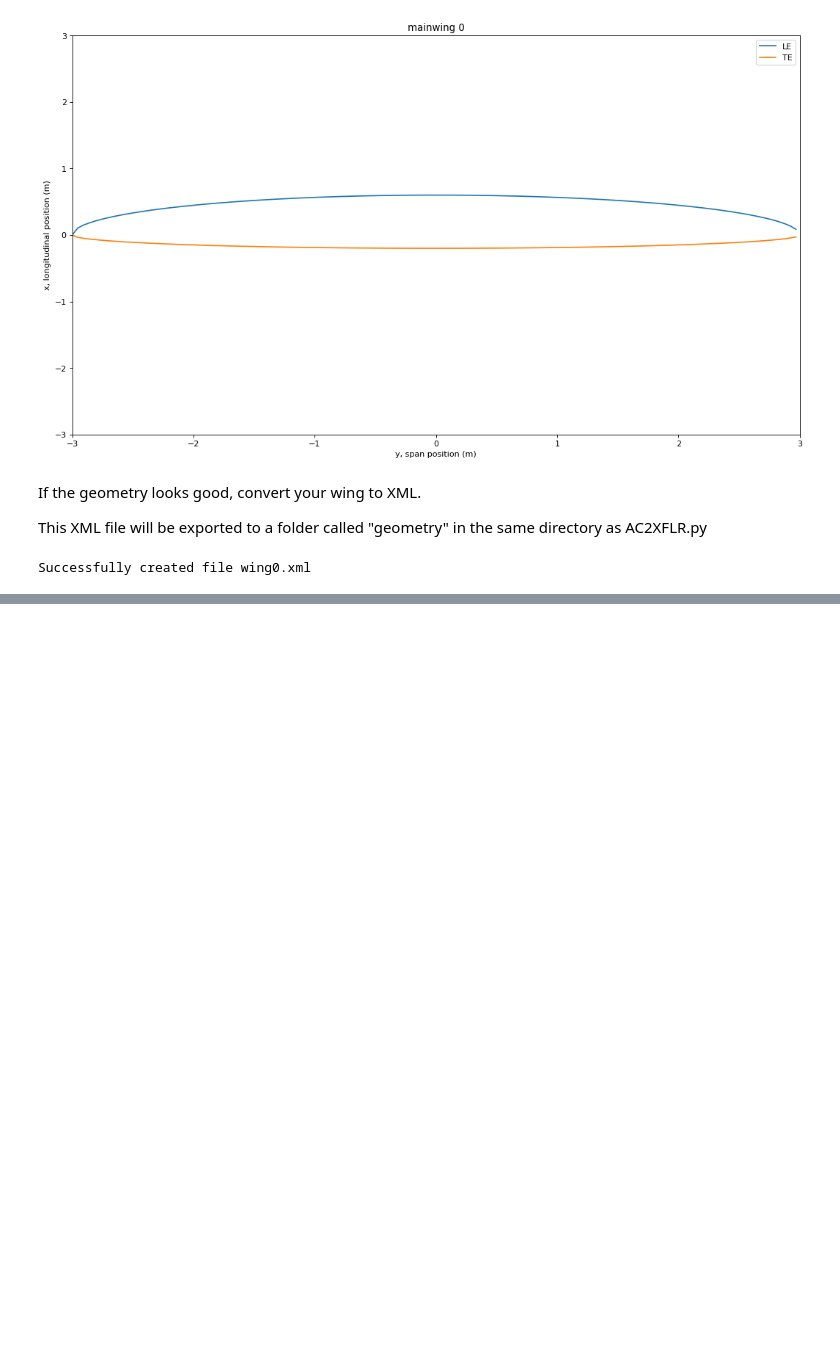
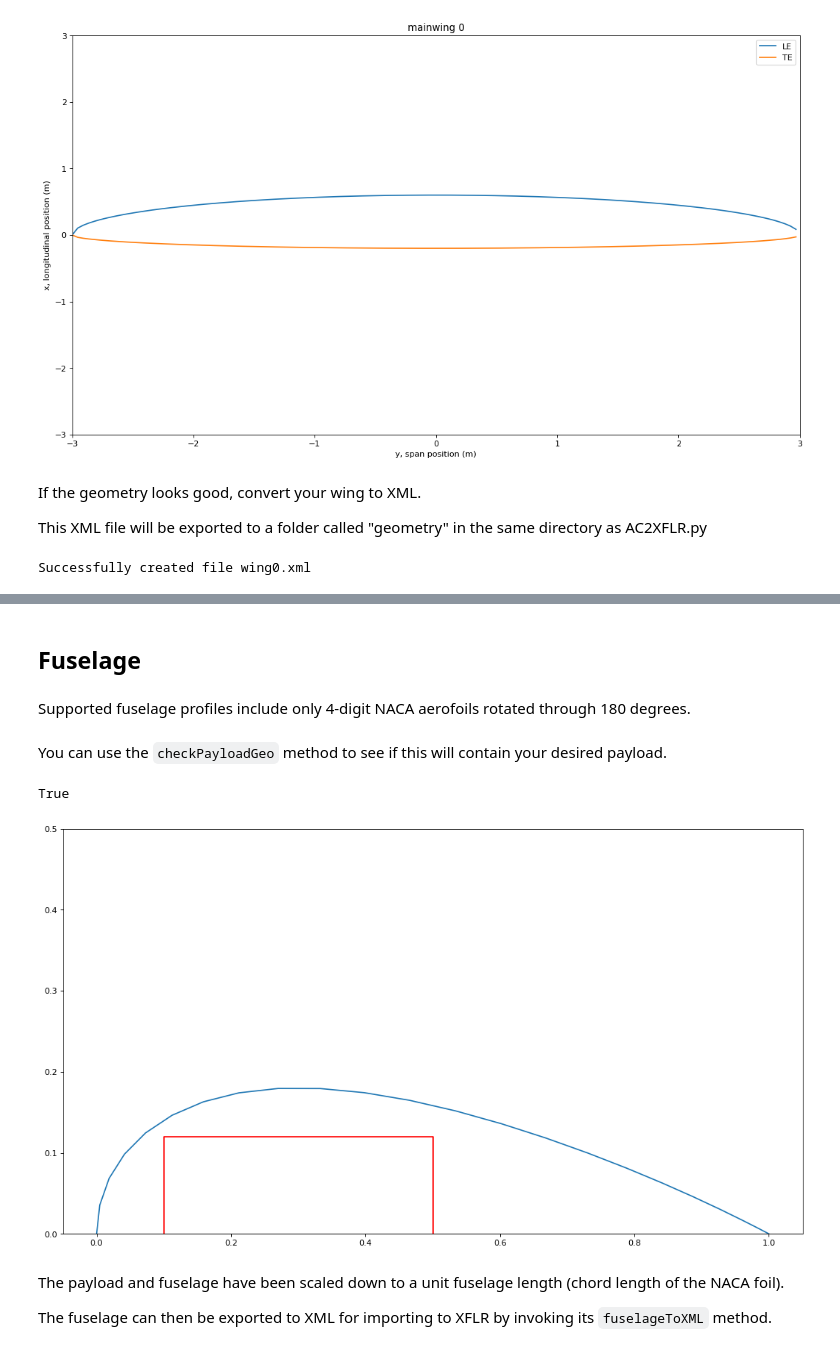
Before and after one commit to EliotDucky/AC2XFLR, a Jupyter notebook: Demo.ipynb, the cells around one changed output, grey strips where cells are left out. Drawn from its saved outputs; the diff is of its cells as text; code cells hidden in the pictures; blank space fills up the shorter version.

Commit message:
Fuselage Export

```diff
--- a/Demo.ipynb
+++ b/Demo.ipynb
@@ -62,3 +62,32 @@ The wing by itself can be imported alone onto the aircraft in the "Define" conte
 Once imported, the 3D wing should display. Remember, if it appears flat, the foil must be created in `File → Direct Foil Design`. The wing doesn't close with fine tips because this causes errors in Reynolds number and other calculations.
 
 <img src="docs_source/elliptical_wing.png">
+# %% [markdown]
+## Fuselage
+# %% [markdown]
+Supported fuselage profiles include only 4-digit NACA aerofoils rotated through 180 degrees.
+# %%
+foil = "0036" #NACA 0036
+length = 10 #metres
+N = 48 #number of lengthwise plotting points
+my_fuselage = Fuselage(foil, length)
+# %% [markdown]
+You can use the `checkPayloadGeo` method to see if this will contain your desired payload.
+# %%
+payload_half_length = 2 #m
+payload_half_height = 1.2 #m
+thickest_payload_location = 0.3 #payload is thickest at 1/3 fuselage length
+top_payload_taller = True #is the top the tallest half of the payload
+should_plot = True #should the payload be plotted with the fuselage profile
+
+does_fit = my_fuselage.checkPayloadGeo(payload_half_length, payload_half_height, thickest_payload_location,
+                                       top_payload_taller, should_plot)
+
+print(does_fit)
+# %% [output]
+True
+[figure, added]
+# %% [markdown]
+The payload and fuselage have been scaled down to a unit fuselage length (chord length of the NACA foil).
+
+The fuselage can then be exported to XML for importing to XFLR by invoking its `fuselageToXML` method.
```
Also changed, not shown: parts of 3 cells of this notebook, 4 other files.
